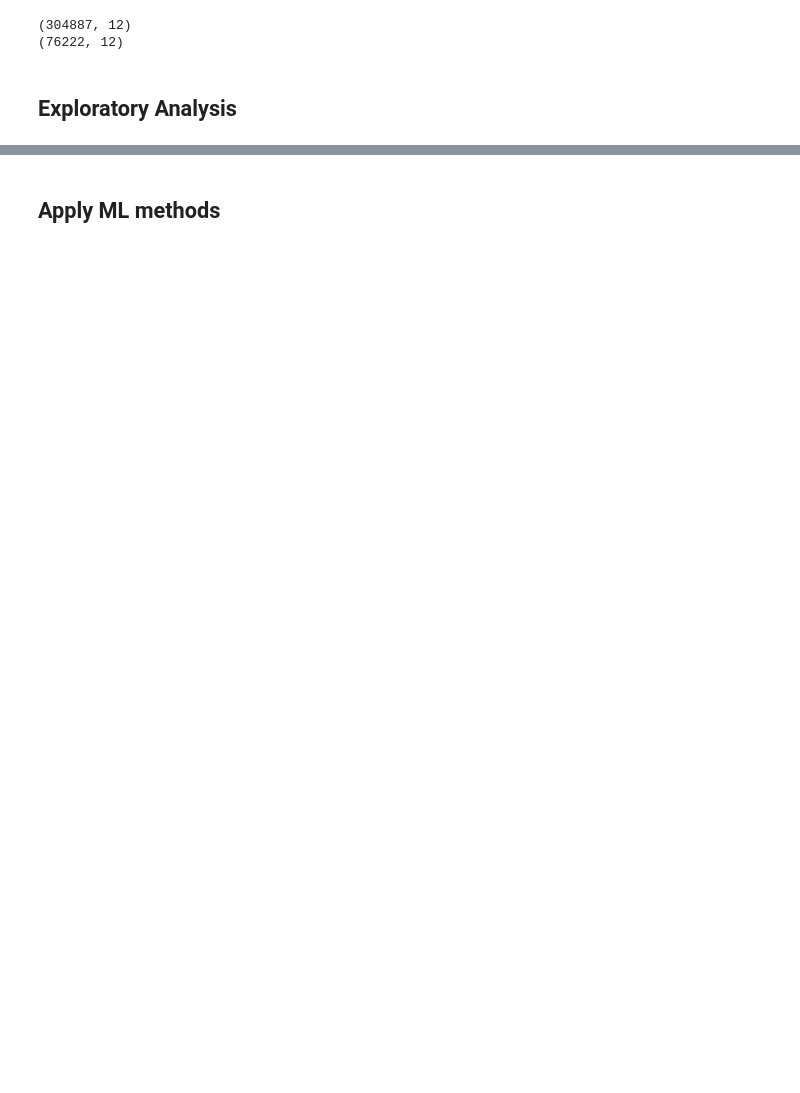
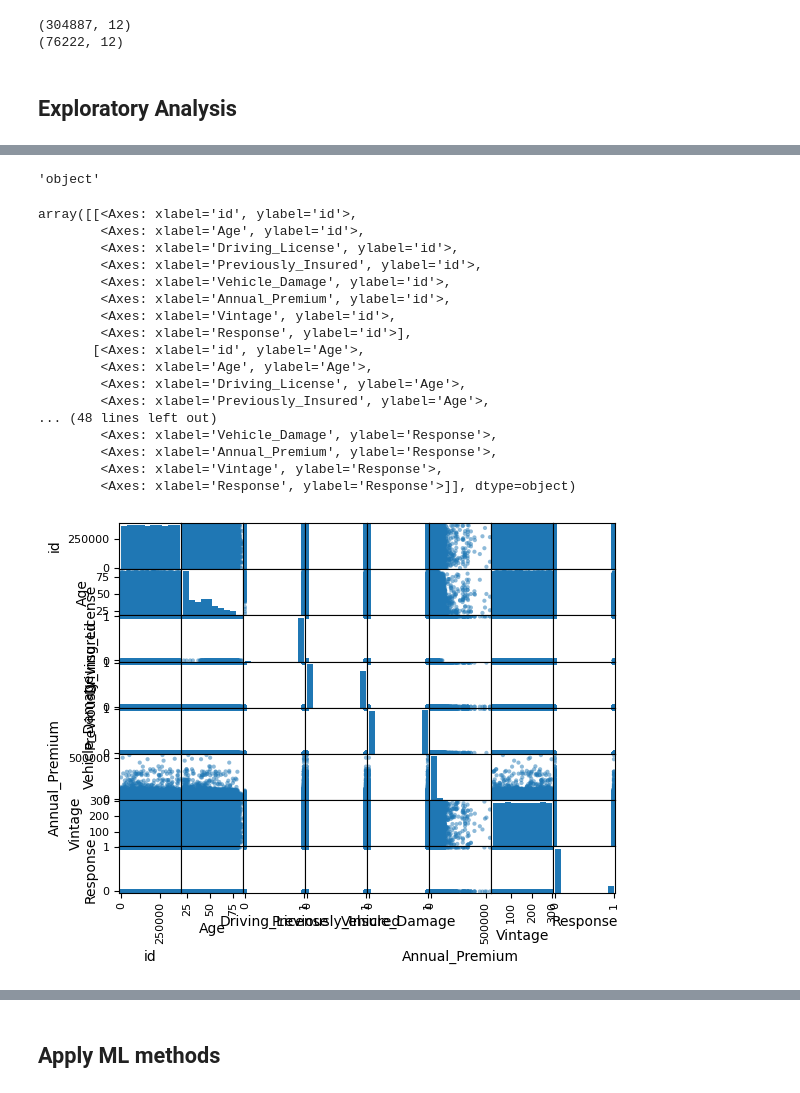
Before and after one commit to jong42/Health-Insurance-Cross-Sell-Prediction, a Jupyter notebook: Health Insurance Cross Sell Prediction.ipynb, the cells around one changed output, grey strips where cells are left out. Drawn from its saved outputs; the diff is of its cells as text; code cells hidden in the pictures; blank space fills up the shorter version.

```diff
--- a/Health Insurance Cross Sell Prediction.ipynb
+++ b/Health Insurance Cross Sell Prediction.ipynb
@@ -127,0 +153,25 @@ print(d_test.shape)
+# %%
+df['Gender'].dtype.name
+# %% [output]
+'object'
+# %%
+pd.plotting.scatter_matrix(d_train)
+# %% [output]
+array([[<Axes: xlabel='id', ylabel='id'>,
+        <Axes: xlabel='Age', ylabel='id'>,
+        <Axes: xlabel='Driving_License', ylabel='id'>,
+        <Axes: xlabel='Previously_Insured', ylabel='id'>,
+        <Axes: xlabel='Vehicle_Damage', ylabel='id'>,
+        <Axes: xlabel='Annual_Premium', ylabel='id'>,
+        <Axes: xlabel='Vintage', ylabel='id'>,
+        <Axes: xlabel='Response', ylabel='id'>],
+       [<Axes: xlabel='id', ylabel='Age'>,
+        <Axes: xlabel='Age', ylabel='Age'>,
+        <Axes: xlabel='Driving_License', ylabel='Age'>,
+        <Axes: xlabel='Previously_Insured', ylabel='Age'>,
+... (48 lines left out)
+        <Axes: xlabel='Vehicle_Damage', ylabel='Response'>,
+        <Axes: xlabel='Annual_Premium', ylabel='Response'>,
+        <Axes: xlabel='Vintage', ylabel='Response'>,
+        <Axes: xlabel='Response', ylabel='Response'>]], dtype=object)
+[figure, added]
```
Also changed, not shown: parts of 6 cells of this notebook.
